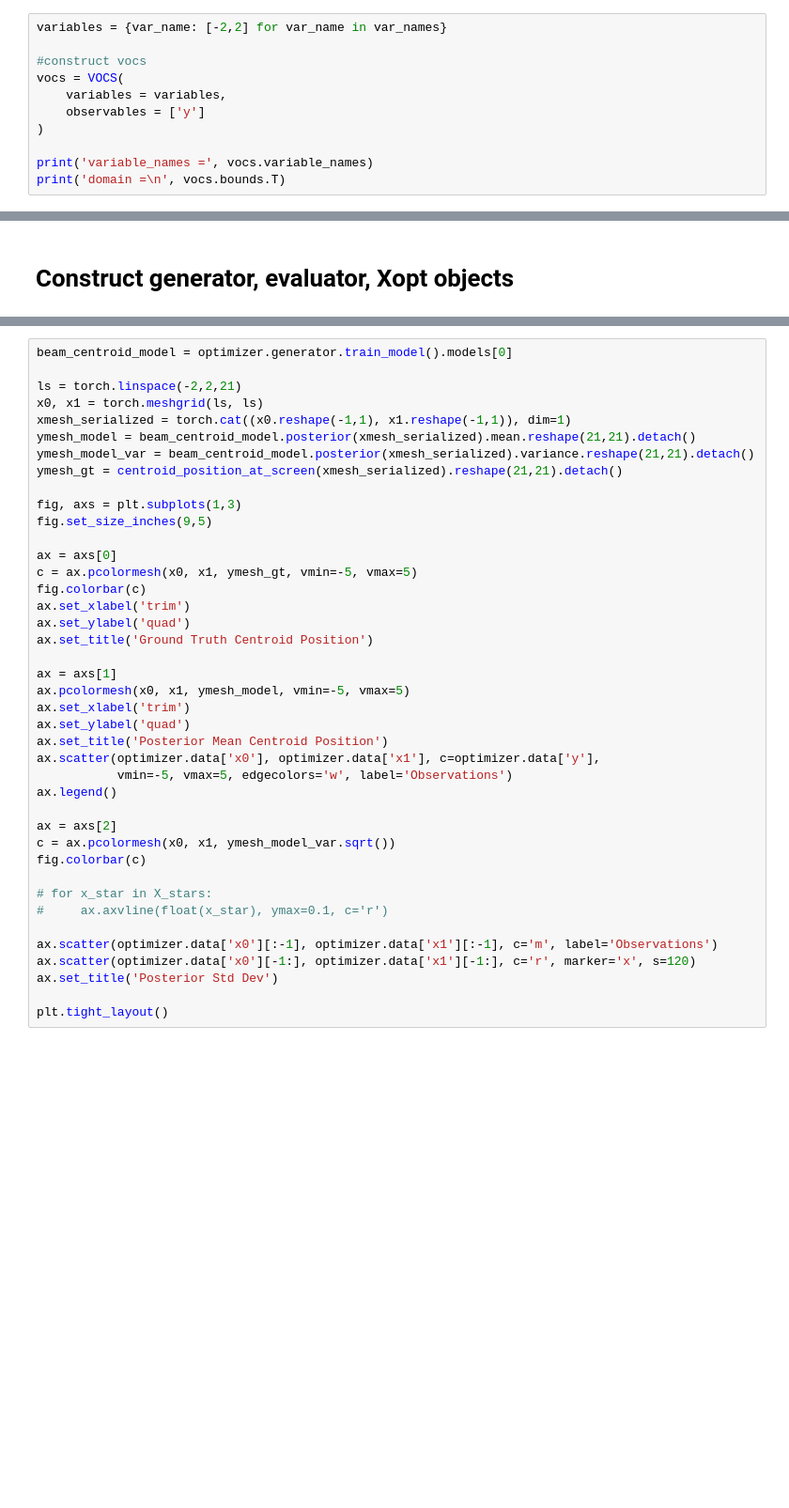
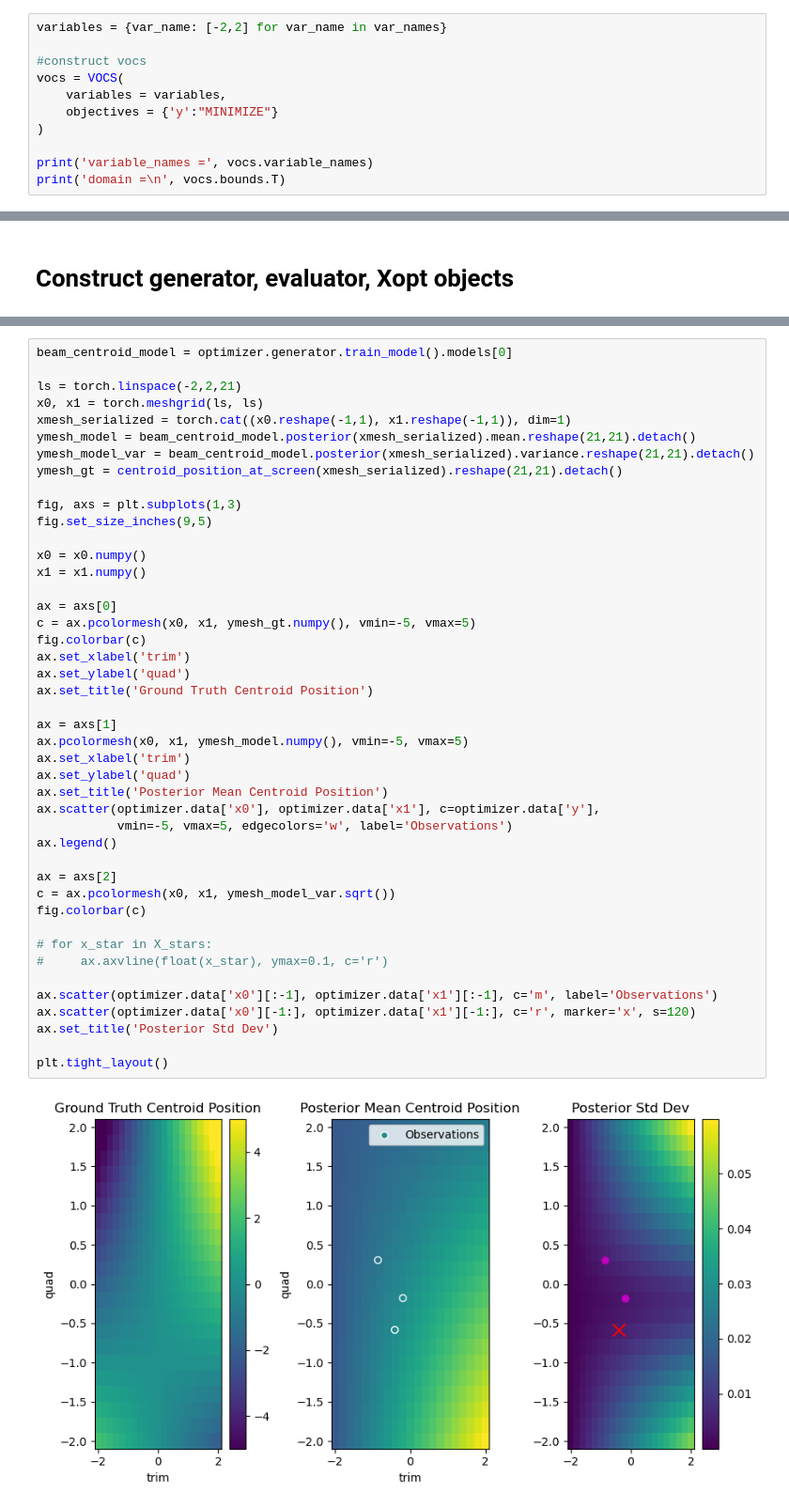
Before and after one commit to jp-ga/awa-badger, a Jupyter notebook: bax/bax-beam-alignment-toy-model.ipynb, the cells around one changed output, grey strips where cells are left out. Shown at 94% size. Saved outputs shown, nothing was run; the diff lists cells and outputs as text; blank space fills up the shorter version.

```diff
--- a/bax/bax-beam-alignment-toy-model.ipynb
+++ b/bax/bax-beam-alignment-toy-model.ipynb
@@ -444,7 +444,7 @@ variables = {var_name: [-2,2] for var_name in var_names}
 #construct vocs
 vocs = VOCS(
     variables = variables,
-    observables = ['y']
+    objectives = {'y':"MINIMIZE"}
 )
 
 print('variable_names =', vocs.variable_names)
@@ -509,35 +514,40 @@ ymesh_gt = centroid_position_at_screen(xmesh_serialized).reshape(21,21).detach()
 
 fig, axs = plt.subplots(1,3)
 fig.set_size_inches(9,5)
 
+x0 = x0.numpy()
+x1 = x1.numpy()
+
 ax = axs[0]
-c = ax.pcolormesh(x0, x1, ymesh_gt, vmin=-5, vmax=5)
+c = ax.pcolormesh(x0, x1, ymesh_gt.numpy(), vmin=-5, vmax=5)
 fig.colorbar(c)
 ax.set_xlabel('trim')
 ax.set_ylabel('quad')
 ax.set_title('Ground Truth Centroid Position')
 
 ax = axs[1]
-ax.pcolormesh(x0, x1, ymesh_model, vmin=-5, vmax=5)
+ax.pcolormesh(x0, x1, ymesh_model.numpy(), vmin=-5, vmax=5)
 ax.set_xlabel('trim')
 ax.set_ylabel('quad')
 ax.set_title('Posterior Mean Centroid Position')
 ax.scatter(optimizer.data['x0'], optimizer.data['x1'], c=optimizer.data['y'],
            vmin=-5, vmax=5, edgecolors='w', label='Observations')
 ax.legend()
 
 ax = axs[2]
 c = ax.pcolormesh(x0, x1, ymesh_model_var.sqrt())
 fig.colorbar(c)
 
 # for x_star in X_stars:
 #     ax.axvline(float(x_star), ymax=0.1, c='r')
 
 ax.scatter(optimizer.data['x0'][:-1], optimizer.data['x1'][:-1], c='m', label='Observations')
 ax.scatter(optimizer.data['x0'][-1:], optimizer.data['x1'][-1:], c='r', marker='x', s=120)
 ax.set_title('Posterior Std Dev')
 
 plt.tight_layout()
+# %% [output]
+[figure, added]
 # %%
 for i in range(10):
     print('\n\nIteration', i, '\n')
```
Also changed, not shown: parts of 5 cells of this notebook, 8 other files.
